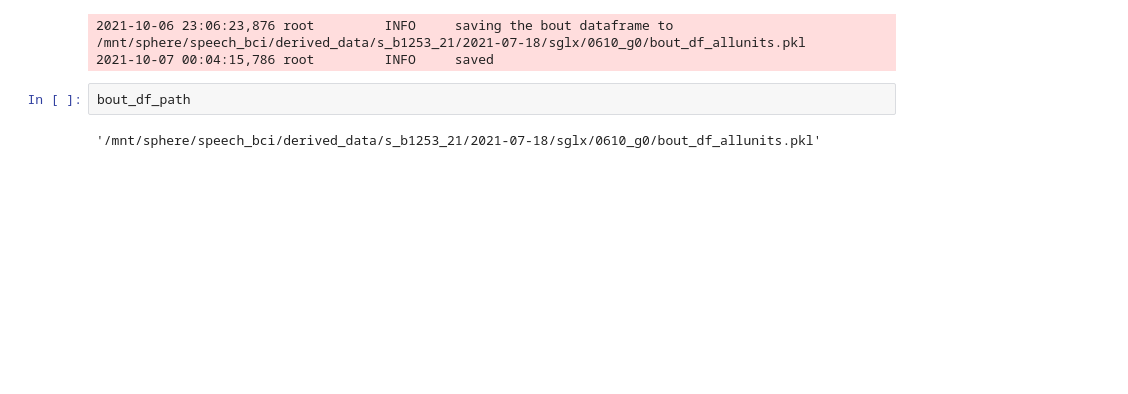
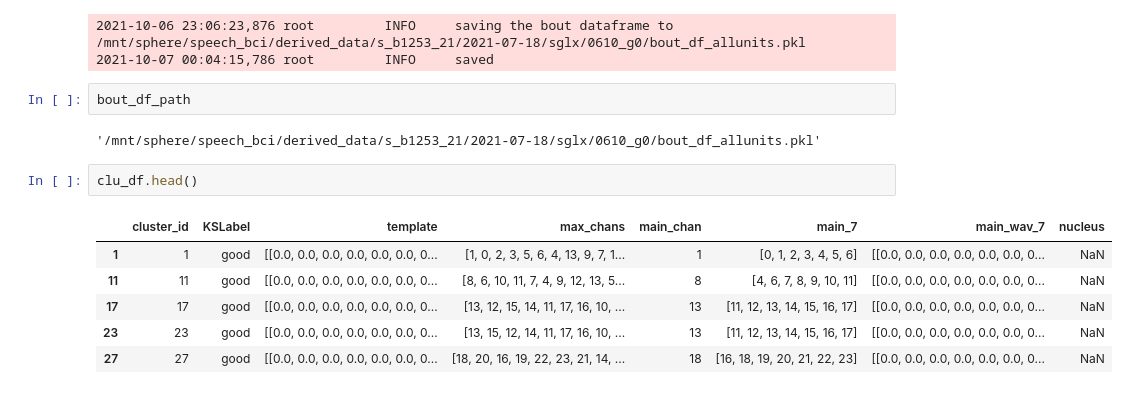
Before and after one commit to zekearneodo/ceciestunepipe, a Jupyter notebook: sglx_pipe-sort_rasters-s_b1253_21-20210718_pouli.ipynb, the cells around one changed output. Cells and saved outputs as stored; diff of their text form; blank space fills up the shorter version.

```diff
--- a/sglx_pipe-sort_rasters-s_b1253_21-20210718_pouli.ipynb
+++ b/sglx_pipe-sort_rasters-s_b1253_21-20210718_pouli.ipynb
@@ -1153,3 +775,12 @@ logger.info('saved')
 bout_df_path
 # %% [output]
 '/mnt/sphere/speech_bci/derived_data/s_b1253_21/2021-07-18/sglx/0610_g0/bout_df_allunits.pkl'
+# %%
+clu_df.head()
+# %% [output]
+|  | cluster_id | KSLabel | template | max_chans | main_chan | main_7 | main_wav_7 | nucleus |
+| 1 | 1 | good | [[0.0, 0.0, 0.0, 0.0, 0.0, 0.0, 0... | [1, 0, 2, 3, 5, 6, 4, 13, 9, 7, 1... | 1 | [0, 1, 2, 3, 4, 5, 6] | [[0.0, 0.0, 0.0, 0.0, 0.0, 0.0, 0... | NaN |
+| 11 | 11 | good | [[0.0, 0.0, 0.0, 0.0, 0.0, 0.0, 0... | [8, 6, 10, 11, 7, 4, 9, 12, 13, 5... | 8 | [4, 6, 7, 8, 9, 10, 11] | [[0.0, 0.0, 0.0, 0.0, 0.0, 0.0, 0... | NaN |
+| 17 | 17 | good | [[0.0, 0.0, 0.0, 0.0, 0.0, 0.0, 0... | [13, 12, 15, 14, 11, 17, 16, 10, ... | 13 | [11, 12, 13, 14, 15, 16, 17] | [[0.0, 0.0, 0.0, 0.0, 0.0, 0.0, 0... | NaN |
+| 23 | 23 | good | [[0.0, 0.0, 0.0, 0.0, 0.0, 0.0, 0... | [13, 15, 12, 14, 11, 17, 16, 10, ... | 13 | [11, 12, 13, 14, 15, 16, 17] | [[0.0, 0.0, 0.0, 0.0, 0.0, 0.0, 0... | NaN |
+| 27 | 27 | good | [[0.0, 0.0, 0.0, 0.0, 0.0, 0.0, 0... | [18, 20, 16, 19, 22, 23, 21, 14, ... | 18 | [16, 18, 19, 20, 21, 22, 23] | [[0.0, 0.0, 0.0, 0.0, 0.0, 0.0, 0... | NaN |
```
Also changed, not shown: parts of 73 cells of this notebook, 5 other files.
